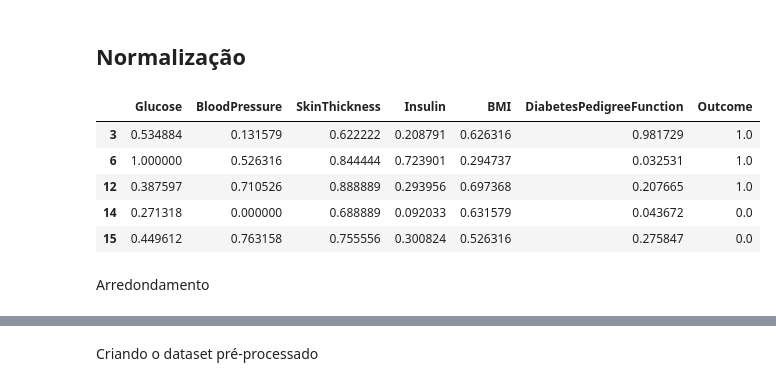
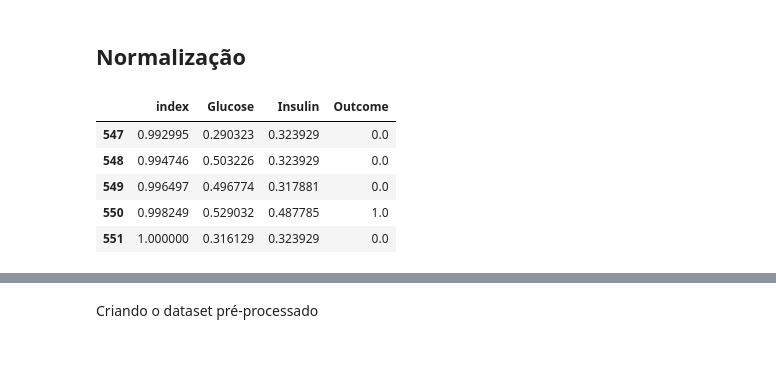
Before and after one commit to ruantmelo/ml-class, a Jupyter notebook: 01_Preprocessing/main.ipynb, the cells around one changed output, grey strips where cells are left out. Drawn from its saved outputs; the diff is of its cells as text; code cells hidden in the pictures; blank space fills up the shorter version.

```diff
--- a/01_Preprocessing/main.ipynb
+++ b/01_Preprocessing/main.ipynb
@@ -185,0 +168,8 @@ Name: Age, Length: 572, dtype: int64
+# %%
+df.pop('Pregnancies')
+df.pop('SkinThickness')
+# df.pop('Insulin')
+df.pop('DiabetesPedigreeFunction')
+df.pop('Age')
+df.pop('BloodPressure')
+df.pop('BMI')
@@ -187,0 +202,4 @@ Name: Age, Length: 572, dtype: int64
+# %%
+missing_data = df.isna().sum(axis=1)
+
+df = df[missing_data < 2]
@@ -264,9 +278,9 @@ Mean blood pressure for healthy patients: 70.44897959183673
 # %% [markdown]
 ### Preenchimento da coluna BMI
 # %%
-mean_bmi = df_no_outliers['BMI'].mean()
+# mean_bmi = df_no_outliers['BMI'].mean()
 
-print(f"Mean BMI: {mean_bmi}")
+# print(f"Mean BMI: {mean_bmi}")
 
-# Replace missing values with the mean BMI
-df['BMI'].fillna(mean_bmi, inplace=True)
+# # Replace missing values with the mean BMI
+# df['BMI'].fillna(mean_bmi, inplace=True)
@@ -290,10 +309,10 @@ Number of healthy patients: 131
 # %%
-df = df[df['BloodPressure'] < 120]
-df = df[df['BloodPressure'] > 40]
+# df = df[df['BloodPressure'] < 105]
+# df = df[df['BloodPressure'] > 40]
 
-df = df[df['SkinThickness'] < 45]
-df = df[df['SkinThickness'] > 15]
+# df = df[df['SkinThickness'] < 45]
+# df = df[df['SkinThickness'] > 15]
 df = df[df['Insulin'] < 320]
-df = df[df['Glucose'] < 200]
-
-df = df[df['BMI'] < 50]
+# df = df[df['Glucose'] < 200]
+# df = df[df['Age'] < 75]
+# df = df[df['BMI'] < 50]
@@ -339,19 +352,17 @@ memory usage: 12.4 KB
 # %% [markdown]
 ## Normalização
 # %%
-df_normalized = df.copy()
+df_normalized = df.reset_index().copy()
 
-# apply normalization techniques
-for column in df_normalized.columns:
-    df_normalized[column] = (df_normalized[column] - df_normalized[column].min()) / (df_normalized[column].max() - df_normalized[column].min())
+# # apply normalization techniques
+# for column in df_normalized.columns:
+#     df_normalized[column] = (df_normalized[column] - df_normalized[column].min()) / (df_normalized[column].max() - df_normalized[column].min())
 
-df_normalized.head()
+df_normalized.tail()
 # %% [output]
-|  | Glucose | BloodPressure | SkinThickness | Insulin | BMI | DiabetesPedigreeFunction | Outcome |
-| 3 | 0.534884 | 0.131579 | 0.622222 | 0.208791 | 0.626316 | 0.981729 | 1.0 |
-| 6 | 1.000000 | 0.526316 | 0.844444 | 0.723901 | 0.294737 | 0.032531 | 1.0 |
-| 12 | 0.387597 | 0.710526 | 0.888889 | 0.293956 | 0.697368 | 0.207665 | 1.0 |
-| 14 | 0.271318 | 0.000000 | 0.688889 | 0.092033 | 0.631579 | 0.043672 | 0.0 |
-| 15 | 0.449612 | 0.763158 | 0.755556 | 0.300824 | 0.526316 | 0.275847 | 0.0 |
+|  | index | Glucose | Insulin | Outcome |
+| 547 | 0.992995 | 0.290323 | 0.323929 | 0.0 |
+| 548 | 0.994746 | 0.503226 | 0.323929 | 0.0 |
+| 549 | 0.996497 | 0.496774 | 0.317881 | 0.0 |
+| 550 | 0.998249 | 0.529032 | 0.487785 | 1.0 |
+| 551 | 1.000000 | 0.316129 | 0.323929 | 0.0 |
-# %% [markdown]
-Arredondamento
```
Also changed, not shown: parts of 39 cells of this notebook, 3 other files.
